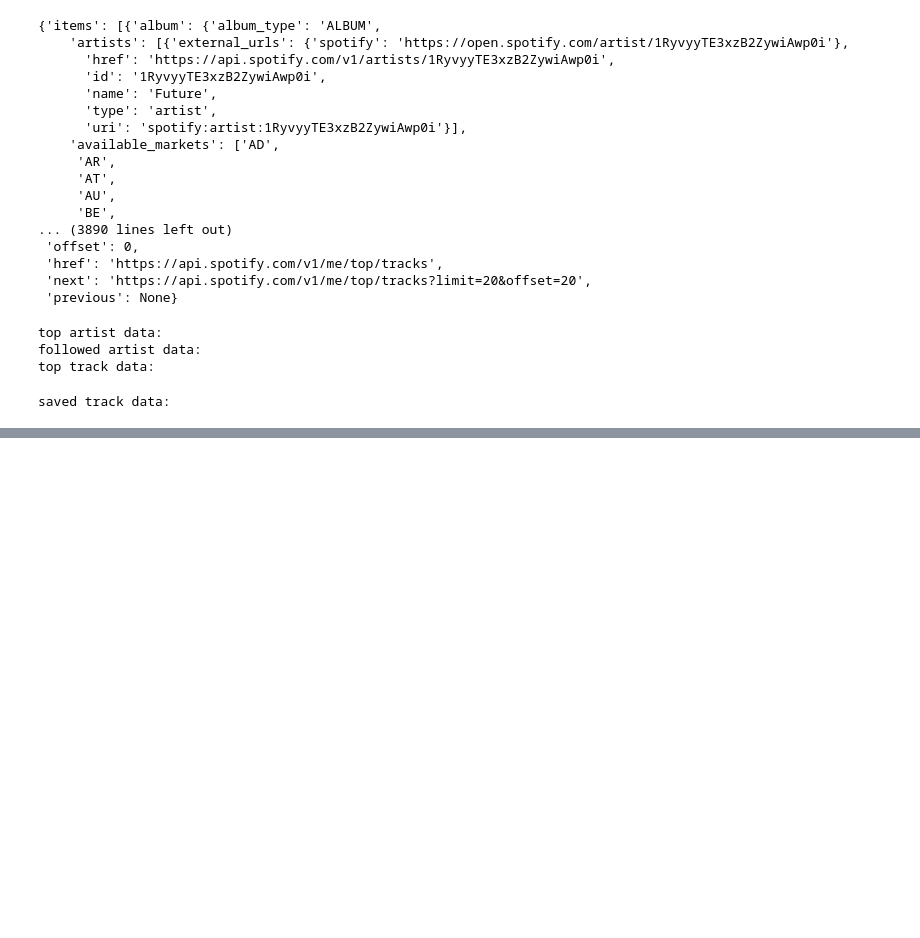
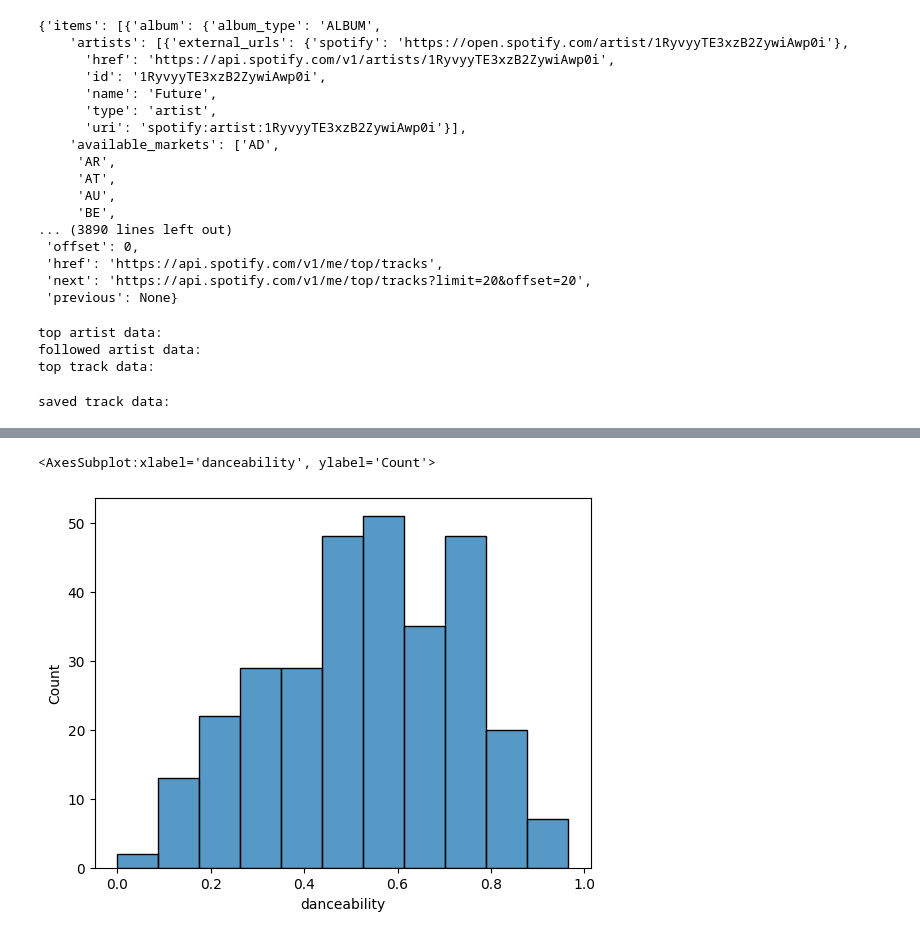
Before and after one commit to drmatczak/Spotify-project, a Jupyter notebook: spo.ipynb, the cells around one changed output, grey strips where cells are left out. Drawn from its saved outputs; the diff is of its cells as text; code cells hidden in the pictures; blank space fills up the shorter version.

```diff
--- a/spo.ipynb
+++ b/spo.ipynb
@@ -35,8 +49,8 @@ True
 # %%
-scope = "user-library-read user-follow-read user-top-read playlist-read-private"
-client_id = os.getenv('client_id')
-client_secret = os.getenv('client_secret')
-redirect_uri = "http://localhost:8080/callback"
+# scope = "user-library-read user-follow-read user-top-read playlist-read-private playlist-modify-public user-top-read user-read-recently-played"
+# client_id = os.getenv('client_id')
+# client_secret = os.getenv('client_secret')
+# redirect_uri = "http://localhost:8080/callback"
 # %%
 # Client ID and Client Secret are set as env variables
 # The OAuth authentication manager is used to handle user authentication with the Spotify API. It handles the OAuth 2.0 authentication flow, which involves requesting
@@ -186,0 +288,20 @@ Index(['album', 'artists', 'available_markets', 'disc_number', 'duration_ms',
+# %%
+#Visualisation of Variability for each column in the dataframe
+# fig,ax = plt.subplots(3,4,figsize=(20,20))
+
+sns.histplot(saved_tracks_df['danceability'])
+# sns.distplot(df['year'],ax=ax[0,1])
+# sns.distplot(df['acousticness'],ax=ax[0,2])
+# sns.distplot(df['danceability'],ax=ax[0,3])
+# #sns.distplot(df['duration_min'],ax=ax[1,1])
+# sns.distplot(df['energy'],ax=ax[1,0])
+# sns.distplot(df['key'],ax=ax[1,1])
+# sns.distplot(df['liveness'],ax=ax[1,2])
+# sns.distplot(df['loudness'],ax=ax[1,3])
+# sns.distplot(df['popularity'],ax=ax[2,0])
+# sns.distplot(df['speechiness'],ax=ax[2,1])
+# sns.distplot(df['tempo'],ax=ax[2,2])
+# sns.distplot(df['mode'],ax=ax[2,3])
+# %% [output]
+<AxesSubplot:xlabel='danceability', ylabel='Count'>
+[figure, added]
```
Also changed, not shown: parts of 14 cells of this notebook.
